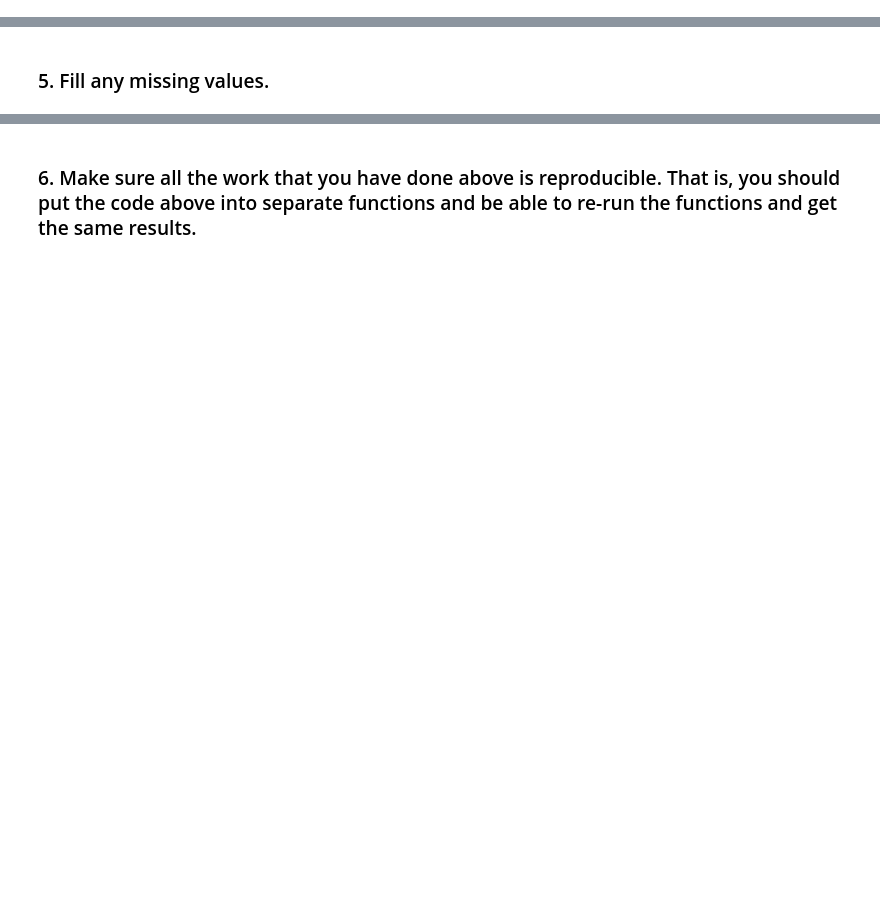
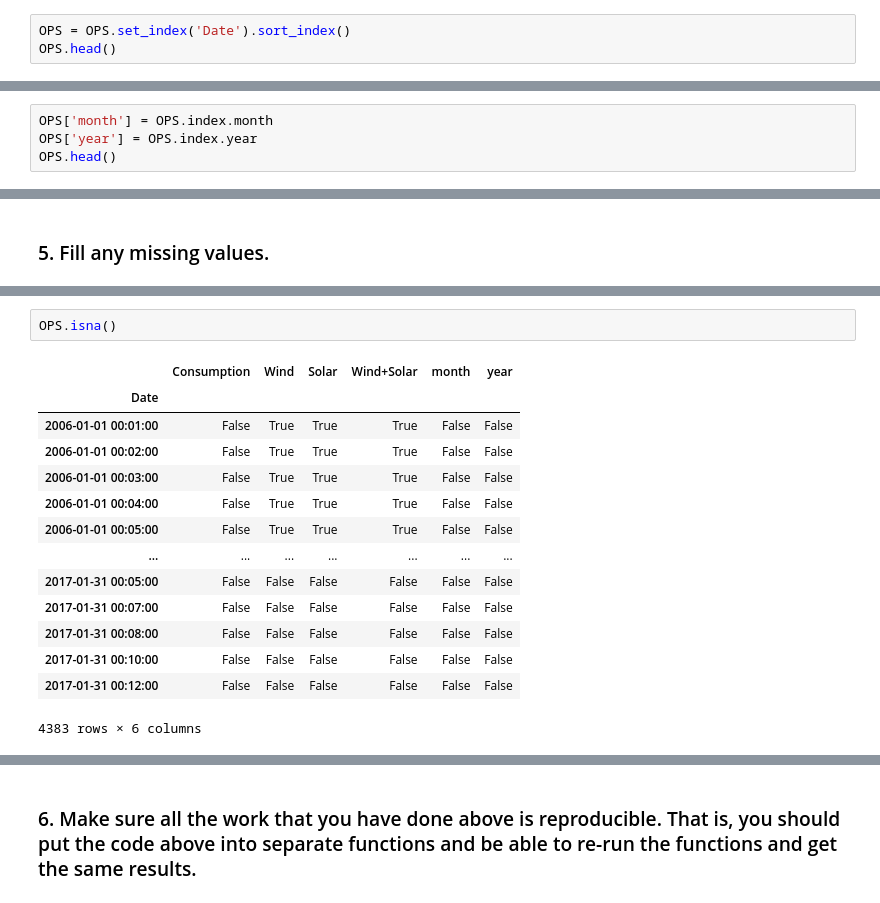
Before and after one commit to JeanetteSchulz/time-series-exercises, a Jupyter notebook: prepare.ipynb, the cells around one changed output, grey strips where cells are left out. Drawn from its saved outputs; the diff is of its cells as text; blank space fills up the shorter version.

```diff
--- a/prepare.ipynb
+++ b/prepare.ipynb
@@ -122,2 +203,5 @@ df.head()
 # %% [markdown]
 ### 3. Set the index to be the datetime variable.
+# %%
+OPS = OPS.set_index('Date').sort_index()
+OPS.head()
@@ -124,2 +216,6 @@ df.head()
 # %% [markdown]
 ### 4. Add a month and a year column to your dataframe.
+# %%
+OPS['month'] = OPS.index.month
+OPS['year'] = OPS.index.year
+OPS.head()
@@ -127,0 +260,17 @@ df.head()
+# %%
+OPS.isna()
+# %% [output]
+|  | Consumption | Wind | Solar | Wind+Solar | month | year |
+| Date |  |  |  |  |  |  |
+| 2006-01-01 00:01:00 | False | True | True | True | False | False |
+| 2006-01-01 00:02:00 | False | True | True | True | False | False |
+| 2006-01-01 00:03:00 | False | True | True | True | False | False |
+| 2006-01-01 00:04:00 | False | True | True | True | False | False |
+| 2006-01-01 00:05:00 | False | True | True | True | False | False |
+| ... | ... | ... | ... | ... | ... | ... |
+| 2017-01-31 00:05:00 | False | False | False | False | False | False |
+| 2017-01-31 00:07:00 | False | False | False | False | False | False |
+| 2017-01-31 00:08:00 | False | False | False | False | False | False |
+| 2017-01-31 00:10:00 | False | False | False | False | False | False |
+| 2017-01-31 00:12:00 | False | False | False | False | False | False |
+4383 rows × 6 columns
```
Also changed, not shown: parts of 19 cells of this notebook, 1 other file.
